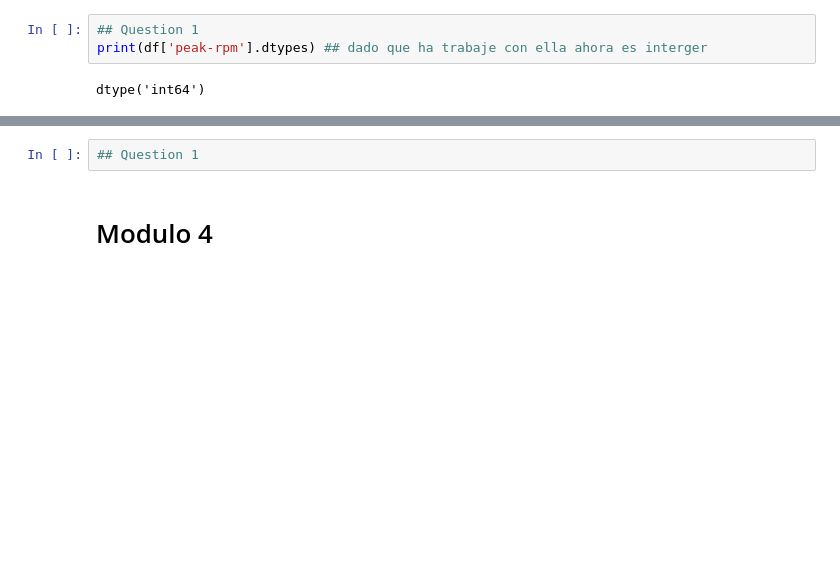
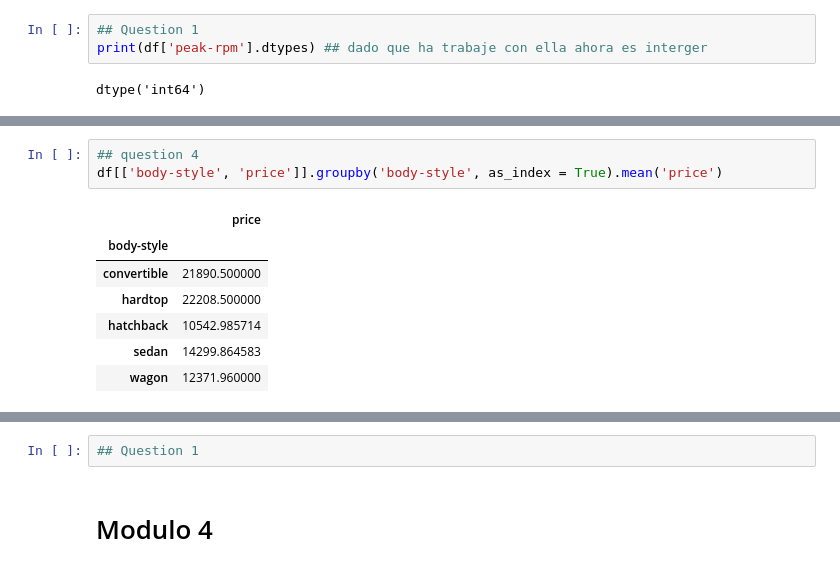
Before and after one commit to PosgradoMNA/actividades-de-aprendizaje-A01793108, a Jupyter notebook: IBM_DataAnalysisPython_A01793108.ipynb, the cells around one changed output, grey strips where cells are left out. Cells and saved outputs as stored; diff of their text form; blank space fills up the shorter version.

```diff
--- a/IBM_DataAnalysisPython_A01793108.ipynb
+++ b/IBM_DataAnalysisPython_A01793108.ipynb
@@ -816,3 +929,14 @@ dtype('int64')
+# %%
+## question 4
+df[['body-style', 'price']].groupby('body-style', as_index = True).mean('price')
+# %% [output]
+|  | price |
+| body-style |  |
+| convertible | 21890.500000 |
+| hardtop | 22208.500000 |
+| hatchback | 10542.985714 |
+| sedan | 14299.864583 |
+| wagon | 12371.960000 |
 # %% [markdown]
 ![Graded review questions.PNG](embedded-picture-1)
 # %%
```
Also changed, not shown: parts of 16 cells of this notebook.
